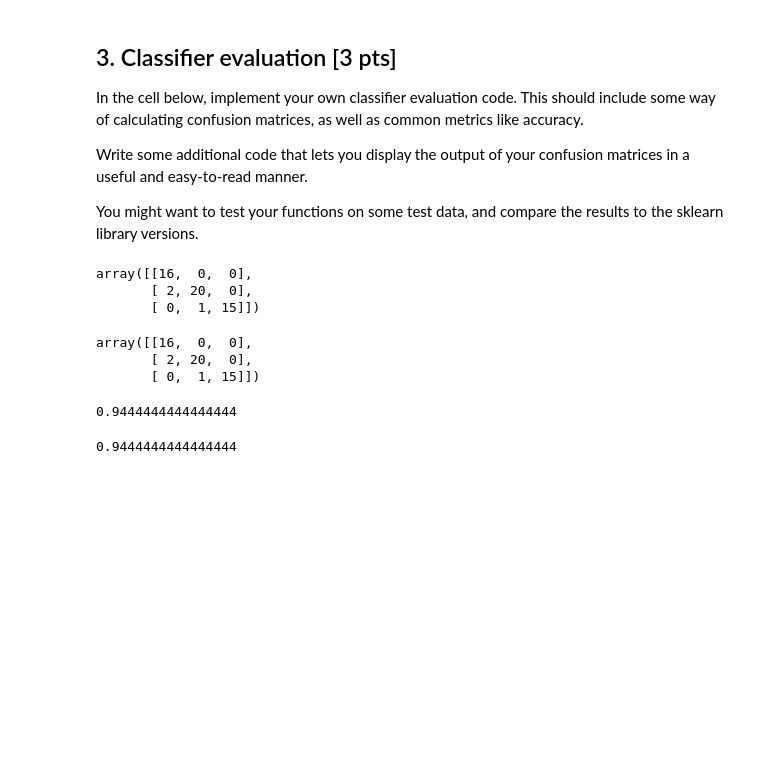
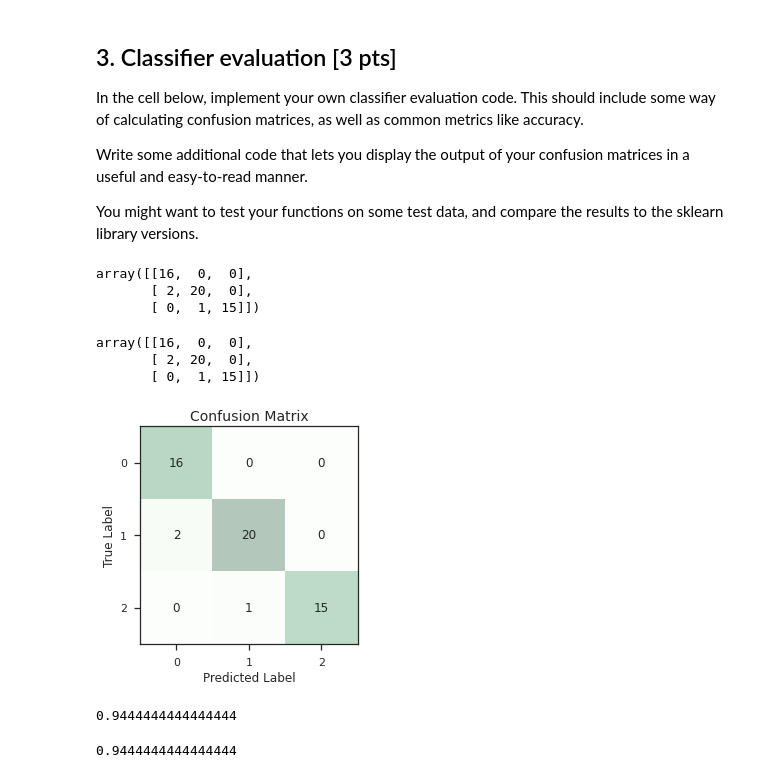
Before and after one commit to JohnnyFoulds/dsm040-2021-oct, a Jupyter notebook: coursework_01/cw.ipynb, the cells around one changed output. Saved outputs shown, nothing was run; the diff lists cells and outputs as text; code cells hidden in the pictures; blank space fills up the shorter version.

Commit message:
Code to plot confusion matrix

```diff
--- a/coursework_01/cw.ipynb
+++ b/coursework_01/cw.ipynb
@@ -531,6 +533,46 @@ cm(y_test,y_pred)
 array([[16,  0,  0],
        [ 2, 20,  0],
        [ 0,  1, 15]])
+# %%
+def plot_confusion_matrix(y_true:np.ndarray, y_pred:np.ndarray, title='Confusion Matrix') -> None:
+    """
+    Plot a confusion matrix obtained by comparing the true lables with the predicted label.
+
+    Parameters
+    ----------
+    y_true : ndarray of shape (n_samples)
+        Actual target values.
+
+    y_pred : ndarray of shape (n_samples)
+        Predicted target values.
+    """
+    # get the confusion matrix to plot
+    conf_matrix = confusion_matrix(y_test, y_pred)
+
+    # creater the plot and set the colour scheme
+    fig, ax = plt.subplots(figsize=(4, 4))
+    ax.matshow(conf_matrix, cmap=plt.cm.Greens, alpha=0.3)
+
+    # plot the cell values
+    for i in range(conf_matrix.shape[0]):
+        for j in range(conf_matrix.shape[1]):
+            ax.text(x=j, y=i, s=conf_matrix[i, j], va='center', ha='center')
+
+    # hide the internal grid and set the position of the tics
+    ax.grid(False)
+    ax.yaxis.set_ticks_position('left')
+    ax.xaxis.set_ticks_position('bottom')
+
+    # set the axis labels and the plot title
+    plt.xlabel('Predicted Label')
+    plt.ylabel('True Label')
+    plt.title(title, fontsize=14)
+    plt.show()
+
+# plot a the confusion matrix
+plot_confusion_matrix(y_test, y_pred)
+# %% [output]
+[figure, added]
 # %%
 def accuracy_score(y_true, y_pred):
     """
```
Also changed, not shown: parts of 16 cells of this notebook, 1 other file.
